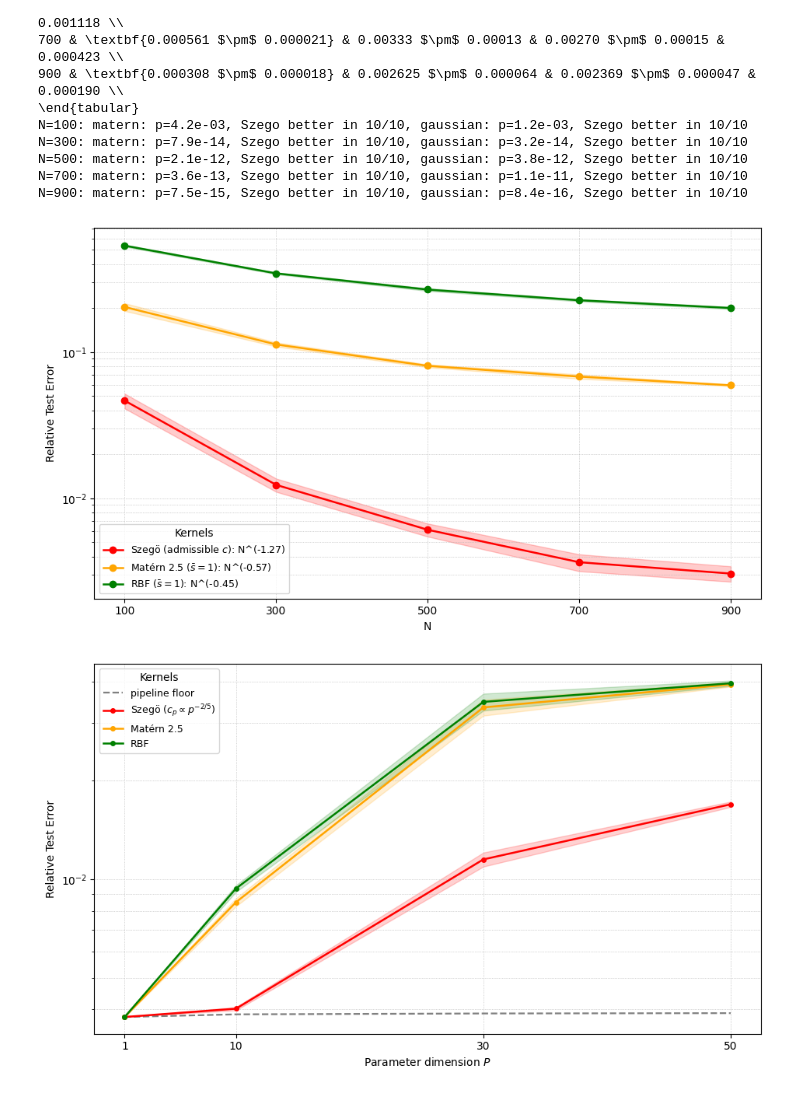
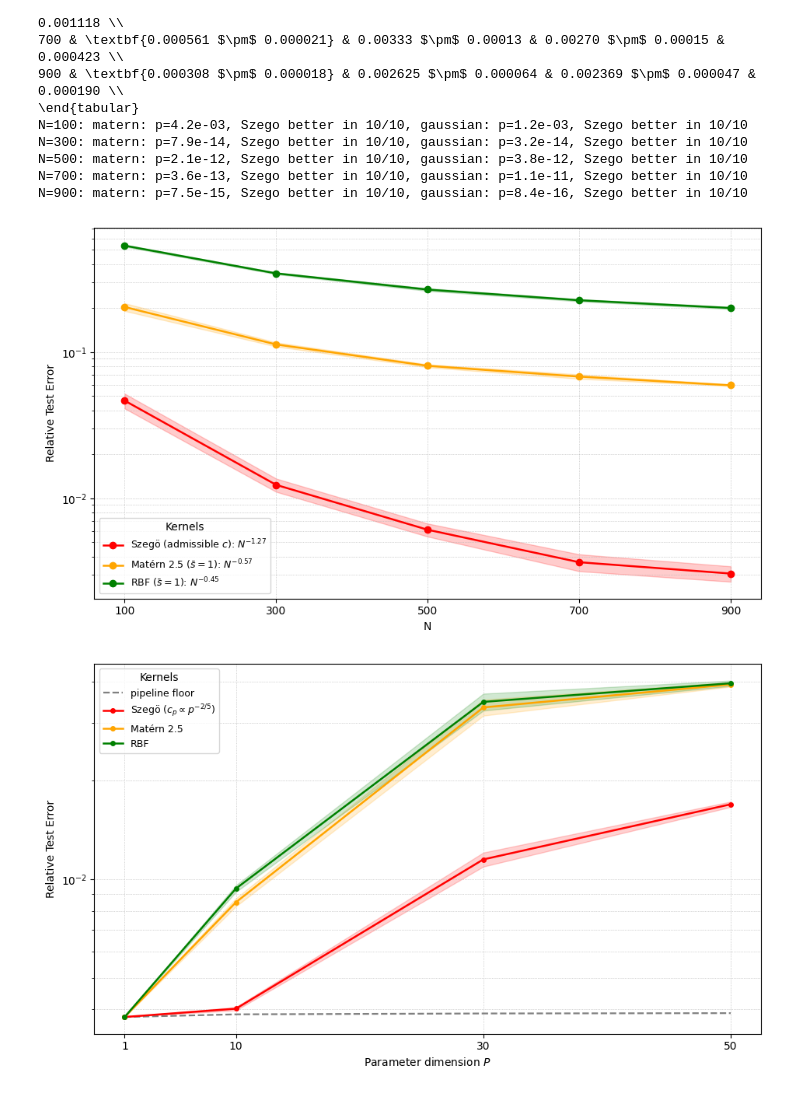
Before and after one commit to markush314/Kernel-based-learning-of-analytic-operators-and-parametric-PDEs, a Jupyter notebook: 03_vkrr_learning_evaluation.ipynb, the cells around one changed output. Cells and saved outputs as stored; diff of their text form; code cells hidden in the pictures.

```diff
--- a/03_vkrr_learning_evaluation.ipynb
+++ b/03_vkrr_learning_evaluation.ipynb
@@ -214,6 +214,7 @@ for N in [100, 300, 500, 700, 900]:
                                x_test, y_test, Wb, w_train, w_test, nrm, P)
             rels.append(e); pars.append(p)
         res_N[f'{N}_{kt}'] = np.array(rels)
+        res_N[f'{N}_{kt}_sel'] = np.array(pars)    # selected (parameter, nugget) per pool
         print(f'  {kt}: {np.mean(rels):.6f} +- {np.std(rels):.6f} '
               f'({time.time()-t0:.0f}s, params {sorted(set(p for p, _ in pars))}, '
               f'nuggets {sorted(set(g for _, g in pars))})', flush=True)
@@ -232,7 +233,7 @@ for kt, name, c in STYLE:
     m = np.array([np.mean(res_N[f'{N}_{kt}']) for N in Ns])
     s = np.array([np.std(res_N[f'{N}_{kt}']) for N in Ns])
     slope, *_ = linregress(np.log(Ns), np.log(m))
-    plt.plot(Ns, m, marker='o', color=c, lw=1.8, label=f"{name}: N^({slope:.2f})")
+    plt.plot(Ns, m, marker='o', color=c, lw=1.8, label=f"{name}: $N^{{{slope:.2f}}}$")
     plt.fill_between(Ns, m - s, m + s, color=c, alpha=0.2)
 plt.yscale('log'); plt.xlabel("N"); plt.ylabel("Relative Test Error")
 plt.xticks(Ns); plt.grid(True, which="both", ls=":", lw=0.5)
@@ -312,23 +313,23 @@ np.savez('results_fig3_320.npz', **res_f3)
 # %%
 # ---------------- Figure 3: parameter robustness (from stored results) ----------------
 res_f3 = dict(np.load('results_fig3_320.npz'))
 Ns = np.array([100, 300, 500, 700, 900])
 
 plt.figure(figsize=(9.5, 5.5))
 for kt, name, c in [("szego", "Szegö (admissible $c$)", "red"),
                     ("matern", "Matérn 2.5 ($\\bar s=1$)", "orange"),
                     ("gaussian", "RBF ($\\bar s=1$)", "green")]:
     m = np.array([np.mean(res_f3[f'{N}_{kt}']) for N in Ns])
     s = np.array([np.std(res_f3[f'{N}_{kt}']) for N in Ns])
     slope, *_ = linregress(np.log(Ns), np.log(m))
-    plt.plot(Ns, m, marker='o', color=c, lw=1.8, label=f"{name}: N^({slope:.2f})")
+    plt.plot(Ns, m, marker='o', color=c, lw=1.8, label=f"{name}: $N^{{{slope:.2f}}}$")
     plt.fill_between(Ns, m - s, m + s, color=c, alpha=0.2)
 plt.yscale('log'); plt.xlabel("N"); plt.ylabel("Relative Test Error")
 plt.xticks(Ns); plt.grid(True, which="both", ls=":", lw=0.5)
 plt.legend(fontsize=9, title="Kernels")
 plt.tight_layout(); plt.savefig("PDE-P=10-robust-params.pdf"); plt.show()
 # %% [output]
-[figure, old version]
+[figure, new version]
 # %%
 # ---------------- P-experiment (N=300): adapted Szego vs. isotropic kernels ----------------
 C_GRID_P = [0.01, 0.02, 0.05, 0.1, 0.3, 0.5, 0.7, 0.9, 0.99]   # shared grid, as above
```
Also changed, not shown: parts of 3 cells of this notebook, 3 other files.
